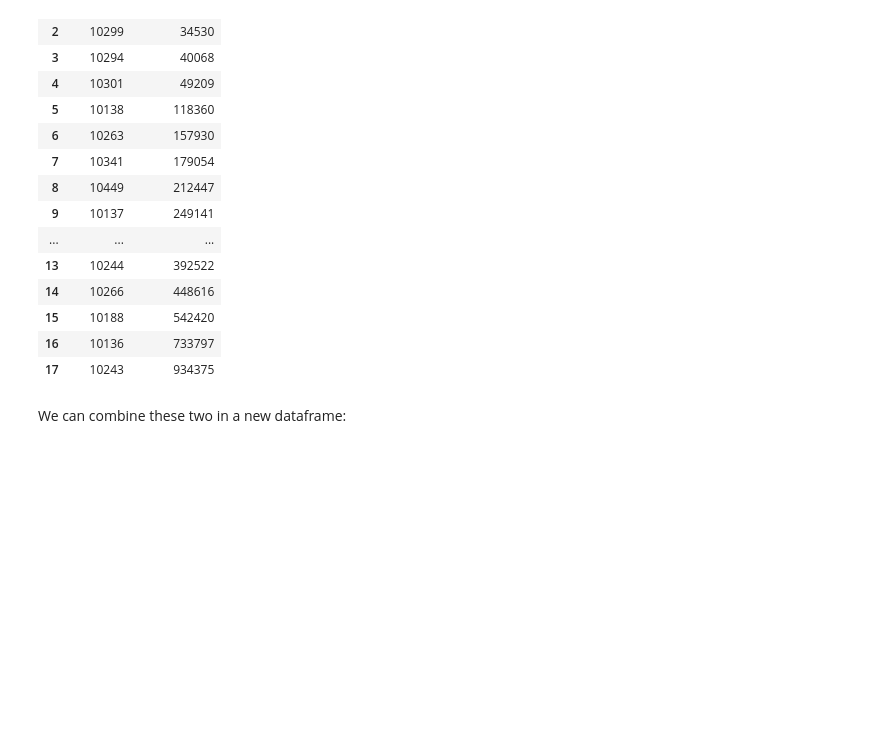
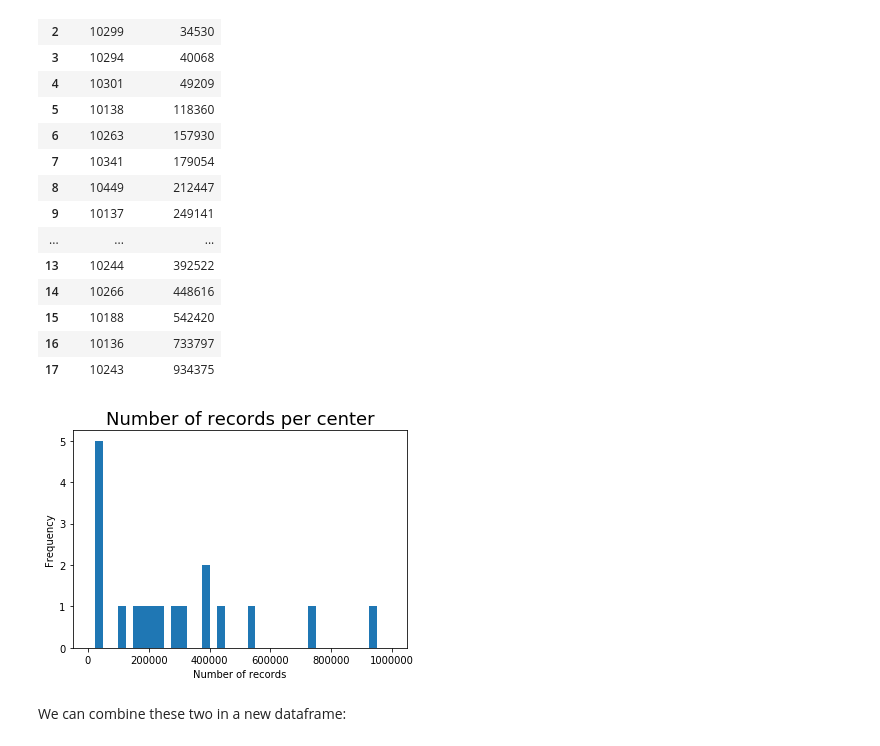
Before and after one commit to antoinechoffrut/UHCW, a Jupyter notebook: UHCW_EDA.ipynb, the cells around one changed output. Saved outputs shown, nothing was run; the diff lists cells and outputs as text; code cells hidden in the pictures; blank space fills up the shorter version.

```diff
--- a/UHCW_EDA.ipynb
+++ b/UHCW_EDA.ipynb
@@ -220,10 +243,11 @@ df.groupby('id')['test type'].nunique().reset_index().sort_values(
 # %% [markdown]
 We can sort the centers by the number of records:
 # %%
-df.groupby('id')['test type'].count().reset_index().sort_values(
+centers_ordered_by_records = df.groupby('id')['test type'].count().reset_index().sort_values(
     ['test type', 'id']).rename(
     index=str, columns={'id': 'center id', 'test type': 'nb of records'}
 ).reset_index(drop=True)
+centers_ordered_by_records
 # %% [output]
 |  | center id | nb of records |
 | 0 | 10254 | 25479 |
@@ -242,6 +266,15 @@ df.groupby('id')['test type'].count().reset_index().sort_values(
 | 15 | 10188 | 542420 |
 | 16 | 10136 | 733797 |
 | 17 | 10243 | 934375 |
+# %%
+fig, ax = plt.subplots()
+centers_ordered_by_records['nb of records'].hist(ax=ax, range=(0, 1e6), bins=40);
+ax.set_title("Number of records per center", fontsize=18);
+ax.set_xlabel("Number of records");
+ax.set_ylabel("Frequency");
+ax.grid();
+# %% [output]
+[figure, added]
 # %% [markdown]
 We can combine these two in a new dataframe:
 # %%
```
Also changed, not shown: parts of 48 cells of this notebook.
